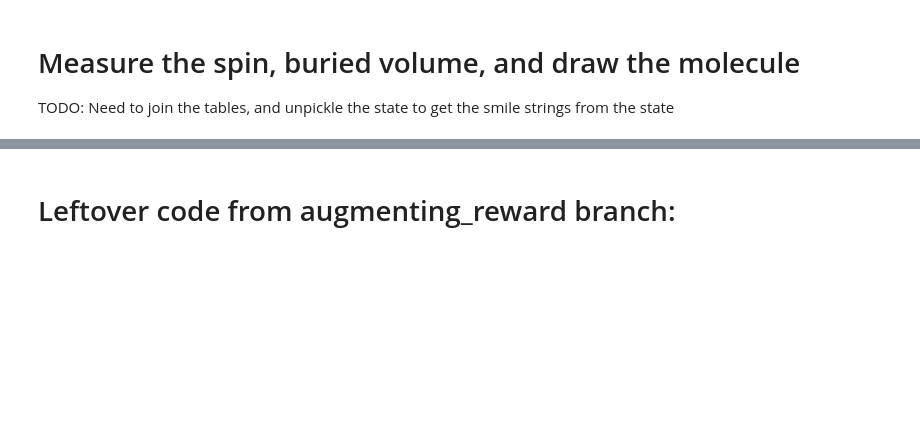
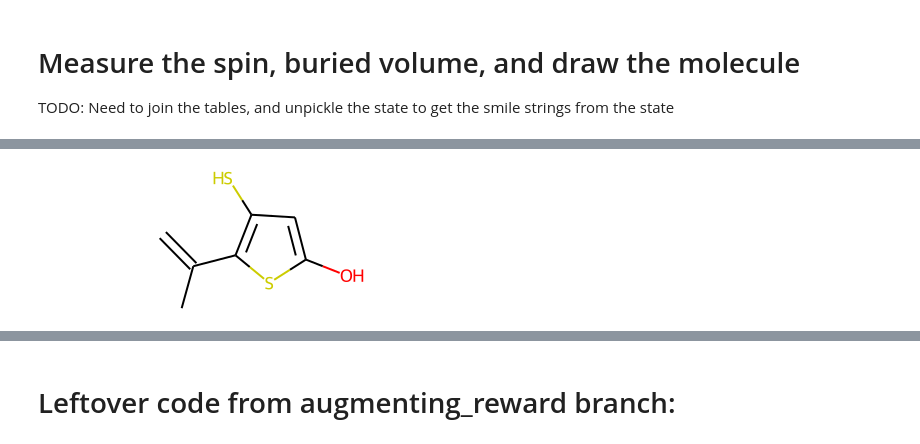
Before and after one commit to NREL/rlmolecule, a Jupyter notebook: examples/stable_radical_optimization/notebooks/monitor_progress.ipynb, the cells around one changed output, grey strips where cells are left out. Drawn from its saved outputs; the diff is of its cells as text; code cells hidden in the pictures; blank space fills up the shorter version.

```diff
--- a/examples/stable_radical_optimization/notebooks/monitor_progress.ipynb
+++ b/examples/stable_radical_optimization/notebooks/monitor_progress.ipynb
@@ -178,0 +208,8 @@ mol
+# %%
+from rdkit.Chem.MolStandardize import rdMolStandardize
+enumerator = rdMolStandardize.TautomerEnumerator()
+
+mol = rdkit.Chem.MolFromSmiles('C=C(C)c1sc(O)cc1S')
+enumerator.Canonicalize(mol)
+# %% [output]
+[figure, added]
```
Also changed, not shown: parts of 26 cells of this notebook, 4 other files.
